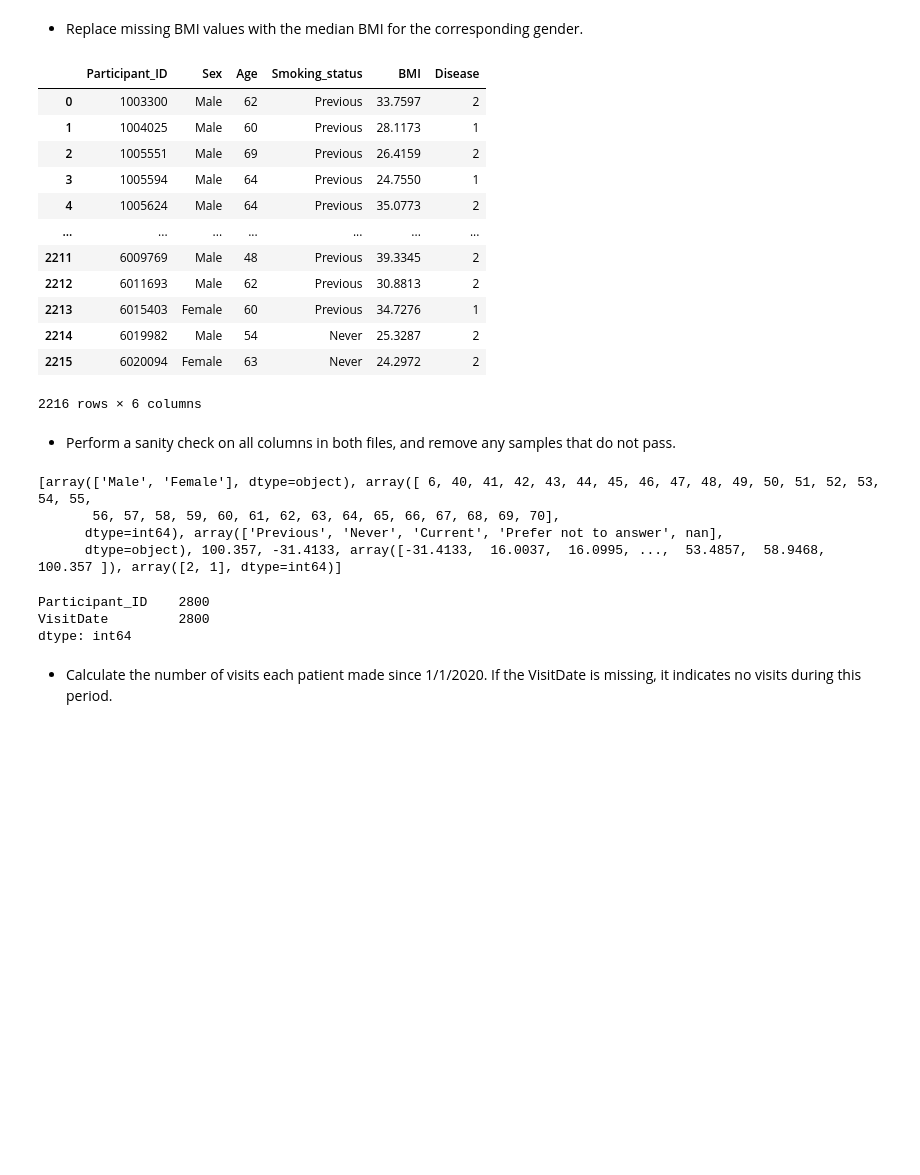
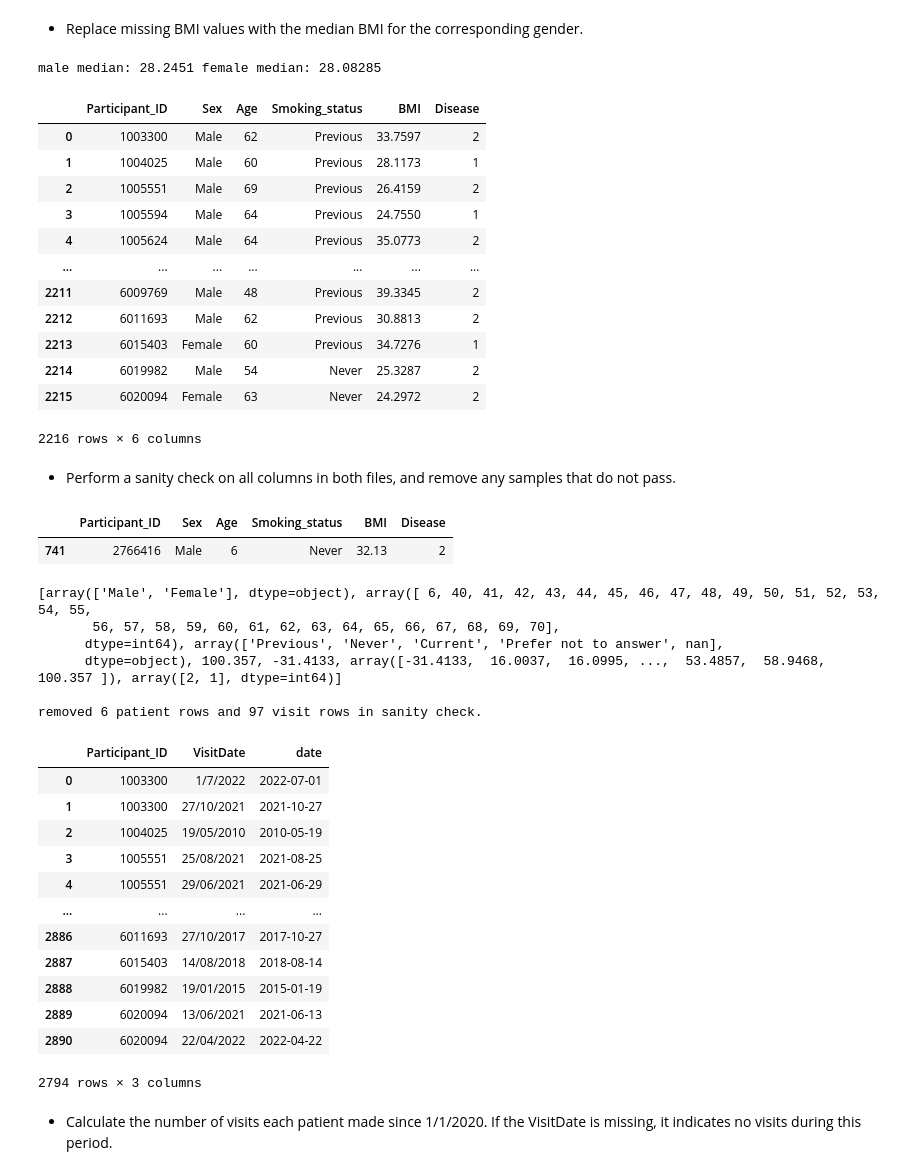
Before and after one commit to AdmiralSnyder/MS6_DataScience_Python, a Jupyter notebook: DS_EA7/DS_EA7.ipynb, the cells around one changed output. Saved outputs shown, nothing was run; the diff lists cells and outputs as text; code cells hidden in the pictures; blank space fills up the shorter version.

```diff
--- a/DS_EA7/DS_EA7.ipynb
+++ b/DS_EA7/DS_EA7.ipynb
@@ -40,6 +43,7 @@ patientInfo = pd.read_csv(patientInfoURL, delimiter=',')
 
 - Replace missing BMI values with the median BMI for the corresponding gender.
 # %%
+patientInfo.count()
 # -> columns with missing values: Smoking_status, BMI, Disease
 males = patientInfo[patientInfo['Sex'] == "Male"]
 females = patientInfo[patientInfo['Sex'] == "Female"]
@@ -49,6 +53,8 @@ females = patientInfo[patientInfo['Sex'] == "Female"]
 # print (females["Sex"].count())
 maleBmiMedian = males["BMI"].median()
 femaleBmiMedian = females["BMI"].median()
+print("male median: " + str(maleBmiMedian) + " female median: " + str(femaleBmiMedian))
+
 patientInfo1 = patientInfo.copy()
 
 def cleanBMI(x):
@@ -63,6 +69,7 @@ patientInfoFilledBMI = patientInfo.apply(cleanBMI, axis=1)
 # print(patientInfo.count())
 patientInfoFilledBMI
 # %% [output]
+male median: 28.2451 female median: 28.08285
 |  | Participant_ID | Sex | Age | Smoking_status | BMI | Disease |
 | 0 | 1003300 | Male | 62 | Previous | 33.7597 | 2 |
 | 1 | 1004025 | Male | 60 | Previous | 28.1173 | 1 |
@@ -75,51 +82,85 @@ patientInfoFilledBMI
 | 2213 | 6015403 | Female | 60 | Previous | 34.7276 | 1 |
 | 2214 | 6019982 | Male | 54 | Never | 25.3287 | 2 |
 | 2215 | 6020094 | Female | 63 | Never | 24.2972 | 2 |
-2216 rows × 6 columns
+2216 rows × 6 columns
 # %% [markdown]
 - Perform a sanity check on all columns in both files, and remove any samples that do not pass.
+# %%
+patientInfoFilledBMI[patientInfoFilledBMI["Age"] == 6]
+# %% [output]
+|  | Participant_ID | Sex | Age | Smoking_status | BMI | Disease |
+| 741 | 2766416 | Male | 6 | Never | 32.13 | 2 |
 # %%
+# i used Excel to quicky check whether the participant IDs are 7-digit numbers in both files. They are.
+
+initialPatientRowCount = patientInfoFilledBMI["Participant_ID"].count()
 print(
     [patientInfoFilledBMI["Sex"].unique(),
     # just a sanity check.
     np.sort(patientInfoFilledBMI["Age"].unique()),
-    # the age of 6 is probably a typo. I will remove it.
+    # the age of 6 is probably a typo, and less than the minimum age of 40 years. I will remove it.
     patientInfoFilledBMI["Smoking_status"].unique(),
     # the smoking status of "nan" is an outlier. I will remove it.
     patientInfoFilledBMI["BMI"].max(),
     # a BMI of > 100 feels wrong. I will remove it.
     patientInfoFilledBMI["BMI"].min(),
     np.sort(patientInfoFilledBMI["BMI"]),
     # a negative BMI is impossible. I will remove it.
     patientInfoFilledBMI["Disease"].unique()]
     # there's only two values for Desease: 1 and 2. I will keep them.
     )
+# this way i can see the outliers.
+print()
 
 patientInfoClearedAge = patientInfoFilledBMI.drop(patientInfoFilledBMI[patientInfoFilledBMI["Age"] == 6].index)
 #np.sort(patientInfoClearedAge["Age"].unique())
 patientInfoCleanedSmokingStatus = patientInfoClearedAge.drop(patientInfoClearedAge[patientInfoClearedAge["Smoking_status"].isna()].index)
 # patientInfoCleanedSmokingStatus["Smoking_status"].unique(),
-patientInfoCleanedBmi = patientInfoClearedAge.drop(patientInfoClearedAge[patientInfoClearedAge["BMI"] < 15].index)
+patientInfoCleanedBmi = patientInfoCleanedSmokingStatus.drop(patientInfoClearedAge[patientInfoClearedAge["BMI"] < 15].index)
 patientInfoClearedBmi = patientInfoCleanedBmi.drop(patientInfoCleanedBmi[patientInfoCleanedBmi["BMI"] > 60].index)
 #np.sort(patientInfoClearedBmi["BMI"])
+finalPatientRowCount = patientInfoClearedBmi["Participant_ID"].count()
 
+initialVisitRowCount = dateData["Participant_ID"].count()
 
-dateData = pd.read_csv(dateURL, delimiter=',')
-# there are a couple of rows with missing values in the VisitDate column. I will remove them.
+dateData.count() # there are a couple of rows with missing values in the VisitDate column. I will remove them.
 dateDataCleaned = dateData.drop(dateData[dateData["VisitDate"].isna()].index)
-#dateDataCleaned.count()
-# we should remove the "date" rows referring to participants that are not in the patientInfoClearedBmi dataset.
+# I'm checking for outliers in the VisitDate column. to do this, i will convert the column to a datetime object:
+dateDataCleaned["date"] = pd.to_datetime(dateDataCleaned["VisitDate"], format='mixed', dayfirst=True)
+  # print([np.sort(dateDataCleaned["date"])])
+# using this output is saw:
+  # the date "8/1/1700" is an outlier. I will remove it.
+dateDataCleaned = dateDataCleaned.drop(dateDataCleaned[dateDataCleaned["VisitDate"] == "8/1/1700"].index)
+  # the date "13/1/2025" is in the future. I will remove it.
+dateDataCleaned = dateDataCleaned.drop(dateDataCleaned[dateDataCleaned["VisitDate"] == "13/01/2025"].index)
 
+# I remove the "date" rows referring to participants that are not in the patientInfoClearedBmi dataset anymore.
 dateDataCleared = dateDataCleaned[dateDataCleaned["Participant_ID"].isin(patientInfoClearedBmi["Participant_ID"])]
+#dateDataCleared = dateDataCleaned
+finalVisitRowCount = dateDataCleared["Participant_ID"].count()
 dateDataCleared.count()
+print("removed " + str(initialPatientRowCount - finalPatientRowCount) + " patient rows and " + str(initialVisitRowCount - finalVisitRowCount) + " visit rows in sanity check.")
+dateDataCleared
 # %% [output]
 [array(['Male', 'Female'], dtype=object), array([ 6, 40, 41, 42, 43, 44, 45, 46, 47, 48, 49, 50, 51, 52, 53, 54, 55,
        56, 57, 58, 59, 60, 61, 62, 63, 64, 65, 66, 67, 68, 69, 70],
       dtype=int64), array(['Previous', 'Never', 'Current', 'Prefer not to answer', nan],
       dtype=object), 100.357, -31.4133, array([-31.4133,  16.0037,  16.0995, ...,  53.4857,  58.9468, 100.357 ]), array([2, 1], dtype=int64)]
+
+removed 6 patient rows and 97 visit rows in sanity check.
+|  | Participant_ID | VisitDate | date |
+| 0 | 1003300 | 1/7/2022 | 2022-07-01 |
+| 1 | 1003300 | 27/10/2021 | 2021-10-27 |
+| 2 | 1004025 | 19/05/2010 | 2010-05-19 |
+| 3 | 1005551 | 25/08/2021 | 2021-08-25 |
+| 4 | 1005551 | 29/06/2021 | 2021-06-29 |
+| ... | ... | ... | ... |
+| 2886 | 6011693 | 27/10/2017 | 2017-10-27 |
+| 2887 | 6015403 | 14/08/2018 | 2018-08-14 |
+| 2888 | 6019982 | 19/01/2015 | 2015-01-19 |
+| 2889 | 6020094 | 13/06/2021 | 2021-06-13 |
+| 2890 | 6020094 | 22/04/2022 | 2022-04-22 |
-Participant_ID    2800
-VisitDate         2800
-dtype: int64
+2794 rows × 3 columns
 # %% [markdown]
 - Calculate the number of visits each patient made since 1/1/2020. If the VisitDate is missing, it indicates no visits during this period.
 # %%
```
Also changed, not shown: parts of 25 cells of this notebook.
